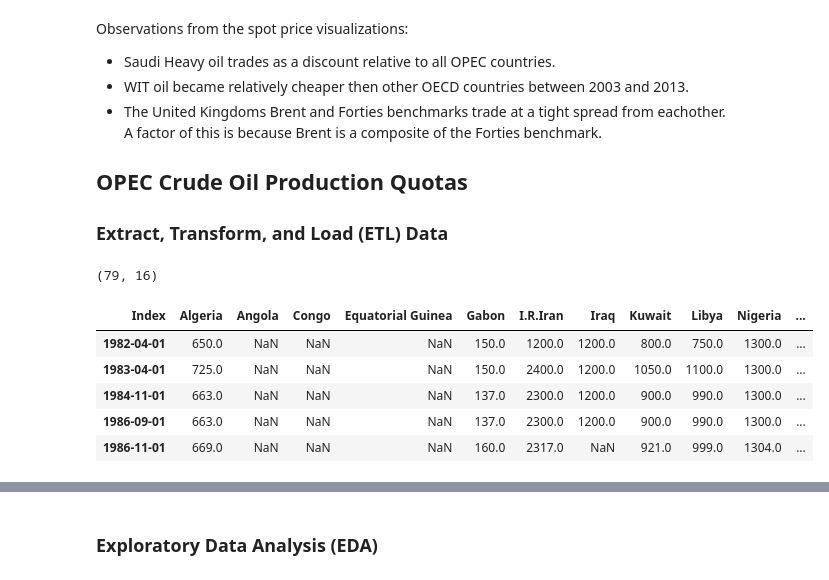
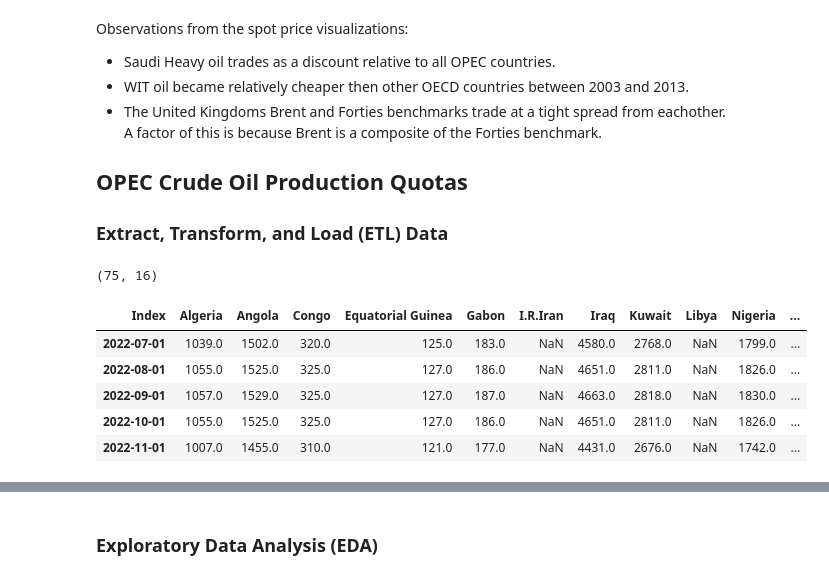
Before and after one commit to willcrodman/data_science_final_project, a Jupyter notebook: final.ipynb, the cells around one changed output, grey strips where cells are left out. Cells and saved outputs as stored; diff of their text form; code cells hidden in the pictures.

```diff
--- a/final.ipynb
+++ b/final.ipynb
@@ -510,37 +511,40 @@ Observations from the spot price visualizations:
 # Importing oil spot price dataset.
 oil_targets_df = pd.read_csv("data/summary/crude_oil_target.csv", index_col='Index')
 
 def extract_numbers(s):
     numeric_values = re.findall(r'\d+', str(s))
     if numeric_values:
         return float(str().join(numeric_values))
     else:
         return np.NaN
 
 oil_targets_df = oil_targets_df.applymap(extract_numbers)
 
 # Transposing DataFrames to set years as index.
 oil_targets_df = oil_targets_df.transpose()
 
 # Replacing incorrectly labeled countries.
 oil_targets_df = oil_targets_df.rename(columns={'IR Iran': 'I.R.Iran'})
 
 # Removing sub exemptions from the quota values.
 opec_targets = ['OPEC', 'OPEC excl Iraq', 'OPEC excl Angola and Iraq',]
 oil_targets_df[opec_targets] = oil_targets_df[opec_targets].apply(pd.to_numeric, errors='coerce')
 
 # Converting date ranges to date time objects.
 oil_targets_df.index =  oil_targets_df.index.map(lambda x: x[:5])
 oil_targets_df.index =  pd.to_datetime(oil_targets_df.index, format='%b%y')
 
+# Dropping errors in the data.
+oil_targets_df.drop(['1998-04-01', '2006-11-01', '2007-02-01', '2008-11-01'], inplace=True)
+
 # Display.
 print(oil_targets_df.shape)
-oil_targets_df.head()
+oil_targets_df.tail()
 # %% [output]
-(79, 16)
+(75, 16)
 | Index | Algeria | Angola | Congo | Equatorial Guinea | Gabon | I.R.Iran | Iraq | Kuwait | Libya | Nigeria | ... |
-| 1982-04-01 | 650.0 | NaN | NaN | NaN | 150.0 | 1200.0 | 1200.0 | 800.0 | 750.0 | 1300.0 | ... |
-| 1983-04-01 | 725.0 | NaN | NaN | NaN | 150.0 | 2400.0 | 1200.0 | 1050.0 | 1100.0 | 1300.0 | ... |
-| 1984-11-01 | 663.0 | NaN | NaN | NaN | 137.0 | 2300.0 | 1200.0 | 900.0 | 990.0 | 1300.0 | ... |
-| 1986-09-01 | 663.0 | NaN | NaN | NaN | 137.0 | 2300.0 | 1200.0 | 900.0 | 990.0 | 1300.0 | ... |
-| 1986-11-01 | 669.0 | NaN | NaN | NaN | 160.0 | 2317.0 | NaN | 921.0 | 999.0 | 1304.0 | ... |
+| 2022-07-01 | 1039.0 | 1502.0 | 320.0 | 125.0 | 183.0 | NaN | 4580.0 | 2768.0 | NaN | 1799.0 | ... |
+| 2022-08-01 | 1055.0 | 1525.0 | 325.0 | 127.0 | 186.0 | NaN | 4651.0 | 2811.0 | NaN | 1826.0 | ... |
+| 2022-09-01 | 1057.0 | 1529.0 | 325.0 | 127.0 | 187.0 | NaN | 4663.0 | 2818.0 | NaN | 1830.0 | ... |
+| 2022-10-01 | 1055.0 | 1525.0 | 325.0 | 127.0 | 186.0 | NaN | 4651.0 | 2811.0 | NaN | 1826.0 | ... |
+| 2022-11-01 | 1007.0 | 1455.0 | 310.0 | 121.0 | 177.0 | NaN | 4431.0 | 2676.0 | NaN | 1742.0 | ... |
```
Also changed, not shown: parts of 21 cells of this notebook, 1 other file.
